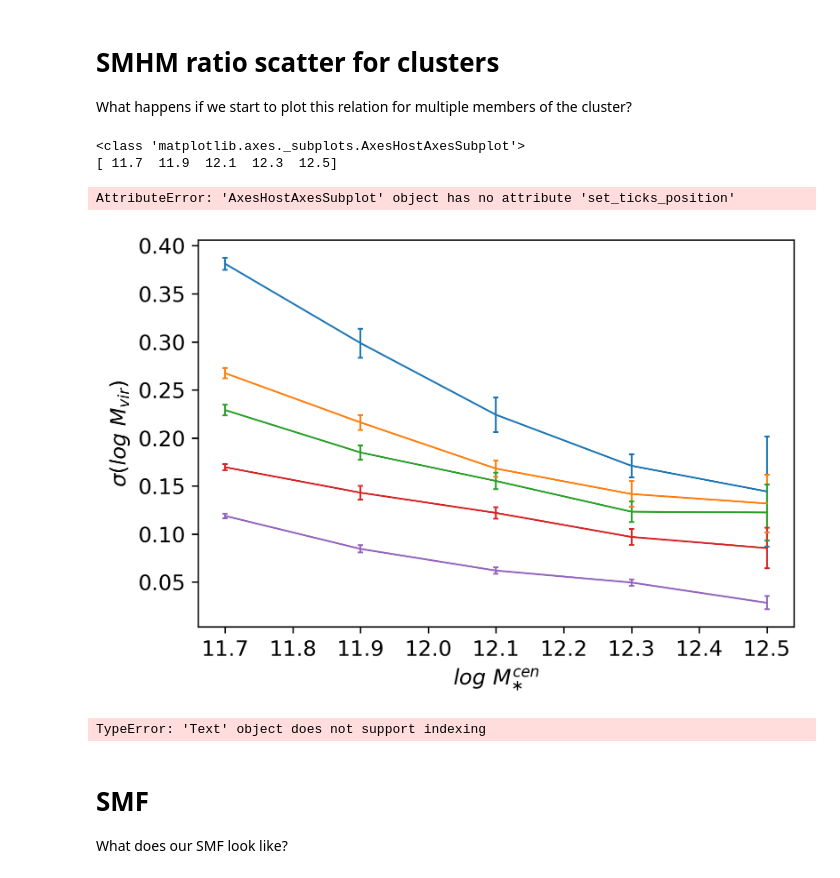
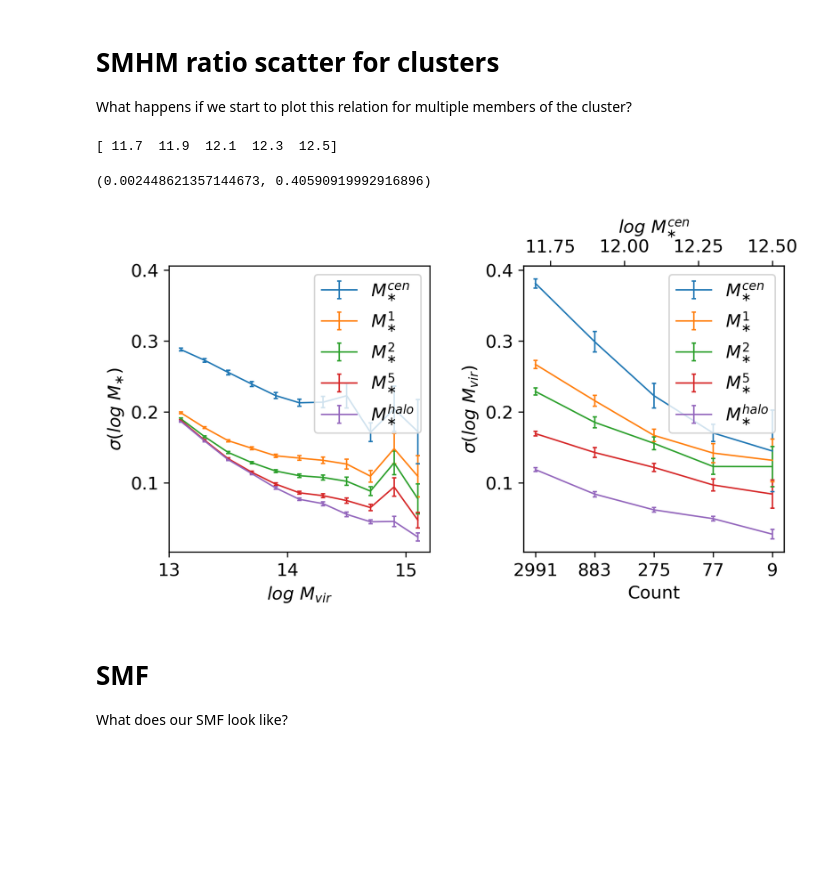
Before and after one commit to dr-guangtou/asap, a Jupyter notebook: cb/main.ipynb, the cells around one changed output. Cells and saved outputs as stored; diff of their text form; code cells hidden in the pictures; blank space fills up the shorter version.

```diff
--- a/cb/main.ipynb
+++ b/cb/main.ipynb
@@ -92,43 +92,17 @@ What happens if we start to plot this relation for multiple members of the clust
 # %%
 from mpl_toolkits.axes_grid1 import host_subplot
 import mpl_toolkits.axisartist as AA
 
-
-host = host_subplot(111)
-print(type(host))
-
-plots.sm_vs_hm_scatter(data_stellar_cut, ax=host)
-
-
-"""
 fig, axes = plt.subplots(1, 2)
 fig.set_size_inches(7, 4)
-#plots.hm_vs_sm_scatter(data_halo_cut, ax=axes[0])
+plots.hm_vs_sm_scatter(data_halo_cut, ax=axes[0])
 plots.sm_vs_hm_scatter(data_stellar_cut, ax=axes[1])
 plt.tight_layout()
 axes[0].set_ylim(axes[1].get_ylim())
-
-#ax2 = ax_right.twin()
-"""
-None
 # %% [output]
-<class 'matplotlib.axes._subplots.AxesHostAxesSubplot'>
 [ 11.7  11.9  12.1  12.3  12.5]
-AttributeError: 'AxesHostAxesSubplot' object has no attribute 'set_ticks_position'
+(0.002448621357144673, 0.40590919992916896)
-[figure, old version]
+[figure, new version]
-# %%
-x = axes[1]
-ticks = x.get_xticks()
-labels = x.get_xticklabels()
-
-b_labs = []
-for lab in labels:
-    #b_labs.append(
-    pass
-
-print(ticks, labels[1][0])
-# %% [output]
-TypeError: 'Text' object does not support indexing
 # %% [markdown]
 # SMF
 
```
Also changed, not shown: 1 other file.
